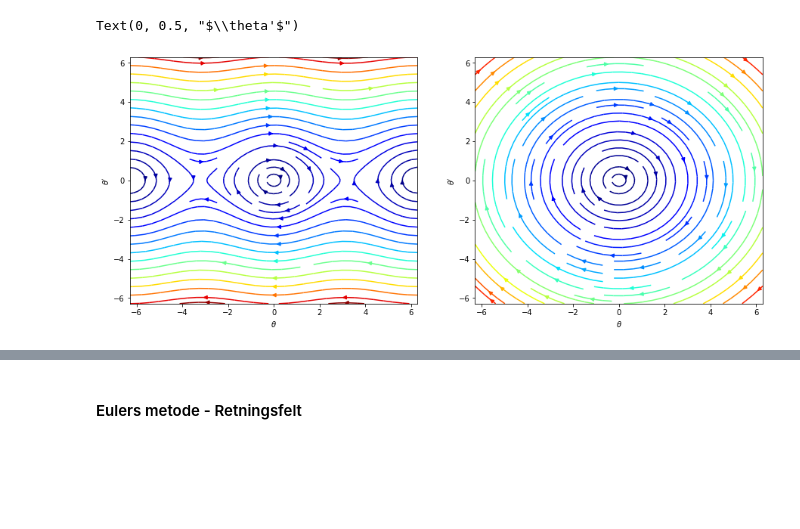
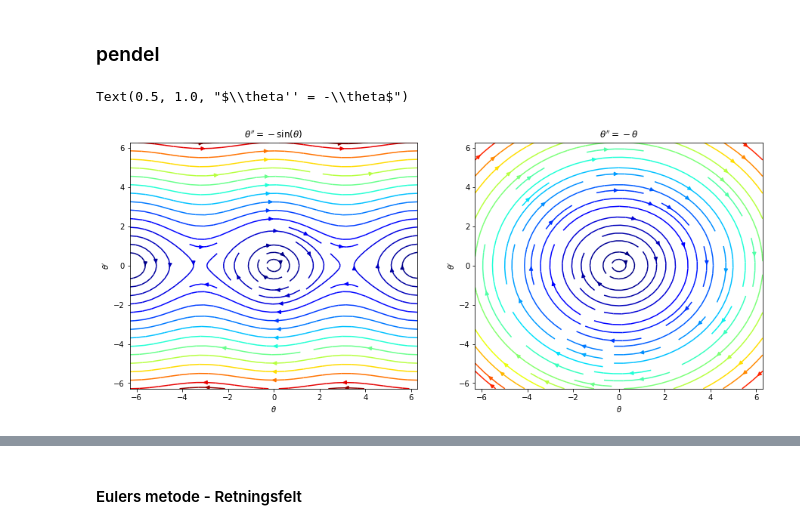
Before and after one commit to imfdrift/INGX1002H24, a Jupyter notebook: 3_difflign/3_illustrasjoner.ipynb, the cells around one changed output, grey strips where cells are left out. Drawn from its saved outputs; the diff is of its cells as text; code cells hidden in the pictures; blank space fills up the shorter version.

```diff
--- a/3_difflign/3_illustrasjoner.ipynb
+++ b/3_difflign/3_illustrasjoner.ipynb
@@ -1,28 +1,32 @@
-# %%
-import numpy as np
-from matplotlib import pyplot as plt
-
-x = np.linspace(-2*np.pi, 2*np.pi, 41)
-y = np.linspace(-2*np.pi, 2*np.pi, 41)
-X, Y = np.meshgrid(x, y)
-dX = Y
-
-dY1 = -np.sin(X)
-energy1 = 0.5*Y**2 -np.cos(X)
-
-dY2 = -X
-energy2 = 0.5*(X**2 + Y**2)
-
-fig, (ax1,ax2) = plt.subplots(1,2,figsize=(15,6))
-ax1.streamplot(X,Y,dX, dY1, color=energy1, density=1., cmap='jet', arrowsize=1)
-ax2.streamplot(X,Y,dX, dY2, color=energy2, density=1., cmap='jet', arrowsize=1)
-
-ax1.set_xlabel(r'$\theta$')
-ax1.set_ylabel(r"$\theta'$")
-ax2.set_xlabel(r'$\theta$')
-ax2.set_ylabel(r"$\theta'$")
-
-#fig.savefig('3_faseplott')
-# %% [output]
-Text(0, 0.5, "$\\theta'$")
-[figure, removed]
+# %% [markdown]
+### pendel
+# %%
+import numpy as np
+from matplotlib import pyplot as plt
+
+x = np.linspace(-2*np.pi, 2*np.pi, 41)
+y = np.linspace(-2*np.pi, 2*np.pi, 41)
+X, Y = np.meshgrid(x, y)
+dX = Y
+
+dY1 = -np.sin(X)
+energy1 = 0.5*Y**2 -np.cos(X)
+
+dY2 = -X
+energy2 = 0.5*(X**2 + Y**2)
+
+fig, (ax1,ax2) = plt.subplots(1,2,figsize=(15,6))
+ax1.streamplot(X,Y,dX, dY1, color=energy1, density=1., cmap='jet', arrowsize=1)
+ax2.streamplot(X,Y,dX, dY2, color=energy2, density=1., cmap='jet', arrowsize=1)
+
+ax1.set_xlabel(r'$\theta$')
+ax1.set_ylabel(r"$\theta'$")
+ax1.set_title(r"$\theta'' = -\sin(\theta)$")
+ax2.set_xlabel(r'$\theta$')
+ax2.set_ylabel(r"$\theta'$")
+ax2.set_title(r"$\theta'' = -\theta$")
+
+#fig.savefig('3_faseplott')
+# %% [output]
+Text(0.5, 1.0, "$\\theta'' = -\\theta$")
+[figure, added]
```
Also changed, not shown: parts of 5 cells of this notebook, 7 other files.
